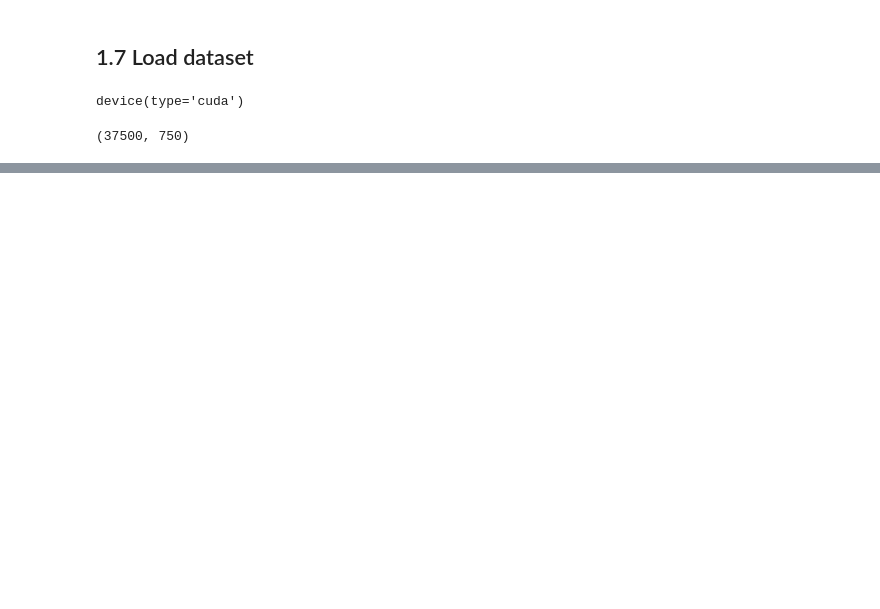
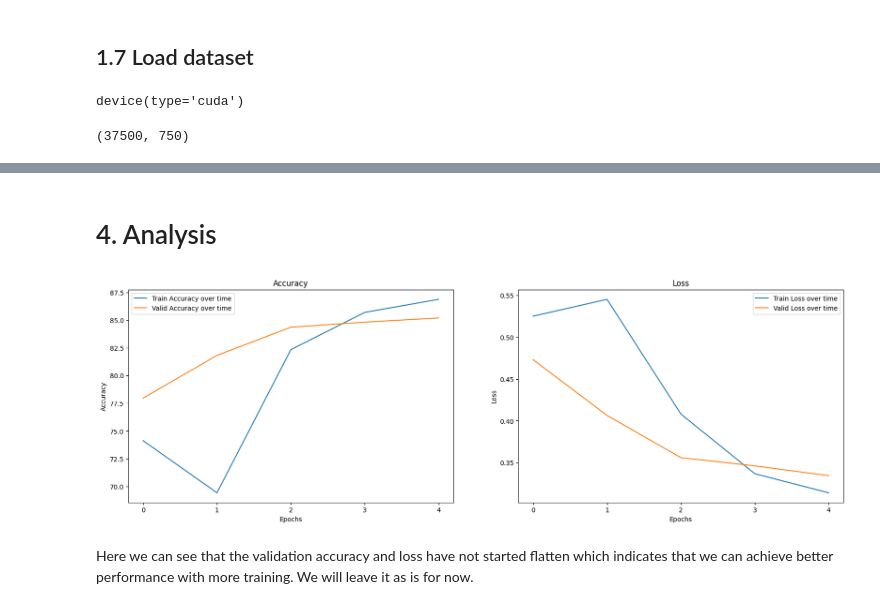
Before and after one commit to SajawalHassan/sentiment_analysis_pytorch, a Jupyter notebook: sentiment_analysis_pytorch.ipynb, the cells around one changed output, grey strips where cells are left out. Saved outputs shown, nothing was run; the diff lists cells and outputs as text; code cells hidden in the pictures; blank space fills up the shorter version.

Commit message:
Train and analyse model

```diff
--- a/sentiment_analysis_pytorch.ipynb
+++ b/sentiment_analysis_pytorch.ipynb
@@ -251,0 +301,9 @@ Sample input:
+# %%
+vocab_size = len(vocab) + 1
+embedding_dim = 64
+hidden_dim = 256
+no_layers = 2
+output_size = 1
+# %%
+model = SentimentLSTM(vocab_size, embedding_dim, hidden_dim, no_layers, output_size).to(device)
+print(model)
@@ -251,0 +328,10 @@ Sample input:
+# %%
+lr = 0.001
+optimizer = torch.optim.Adam(model.parameters(), lr=lr)
+criterion = nn.BCELoss()
+epochs = 5
+clip_value = 5
+# %%
+def get_acc(pred,label):
+    pred = torch.round(pred.squeeze())
+    return torch.sum(pred == label.squeeze()).item()
@@ -251,0 +450,28 @@ Sample input:
+# %% [markdown]
+# 4. Analysis
+# %%
+fig = plt.figure(figsize=(20, 6))
+plt.subplot(1, 2, 1)
+plt.title("Accuracy")
+plt.plot(train_epoch_accs, label="Train Accuracy over time")
+plt.plot(valid_epoch_accs, label="Valid Accuracy over time")
+plt.xlabel("Epochs")
+plt.ylabel("Accuracy")
+plt.xticks([0,1,2,3,4])
+plt.legend()
+
+plt.subplot(1, 2, 2)
+plt.title("Loss")
+plt.plot(train_epoch_losses, label="Train Loss over time")
+plt.plot(valid_epoch_losses, label="Valid Loss over time")
+plt.xlabel("Epochs")
+plt.ylabel("Loss")
+plt.xticks([0,1,2,3,4])
+plt.legend()
+
+
+plt.show()
+# %% [output]
+[figure, added]
+# %% [markdown]
+Here we can see that the validation accuracy and loss have not started flatten which indicates that we can achieve better performance with more training. We will leave it as is for now.
```
Also changed, not shown: parts of 19 cells of this notebook.
